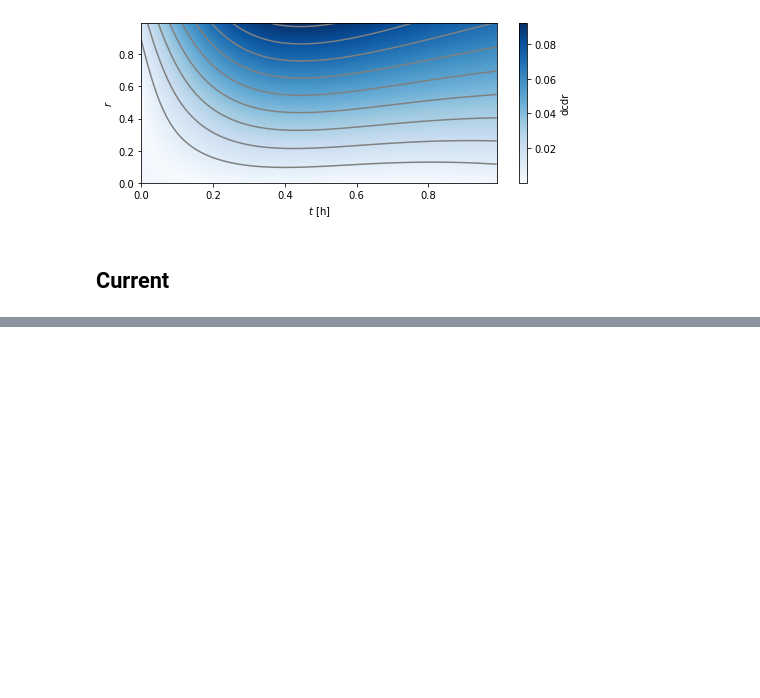
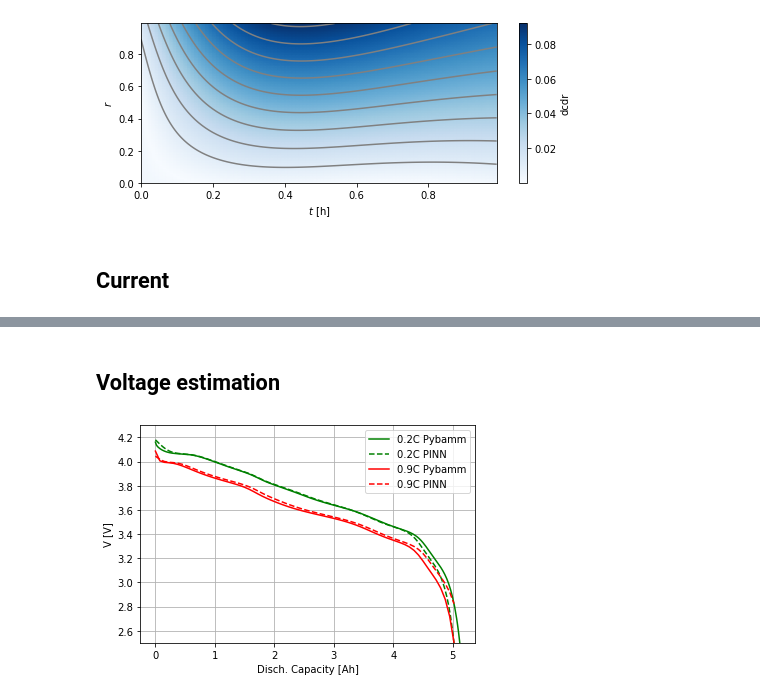
Before and after one commit to JosuYeregui/PINN-DeepONet, a Jupyter notebook: evaluation.ipynb, the cells around one changed output, grey strips where cells are left out. Saved outputs shown, nothing was run; the diff lists cells and outputs as text; code cells hidden in the pictures; blank space fills up the shorter version.

```diff
--- a/evaluation.ipynb
+++ b/evaluation.ipynb
@@ -226,0 +265,2 @@ plt.show()
+# %% [markdown]
+## Voltage estimation
@@ -226,0 +279,55 @@ plt.show()
+# %%
+def v_comp(I, c_p, c_n):
+    OCV = parameters["E_p"](c_p) - parameters["E_n"](c_n)
+
+    RT_F = parameters["R"]*parameters["T"]/ parameters["F"]
+    j_p = - I / (parameters["L_p"] * parameters["as_p"] * parameters["A"])
+    j_n = I / (parameters["L_n"] * parameters["as_n"] * parameters["A"])
+
+    m_ref_p = 3.42e-6
+    m_ref_n = 6.48e-7
+
+    j0_p = m_ref_p * 31.62 * parameters["c_p_max"] * torch.sqrt(c_p) * torch.sqrt(1 - c_p)
+    j0_n = m_ref_n * 31.62 * parameters["c_n_max"] * torch.sqrt(c_n) * torch.sqrt(1 - c_n)
+
+    eta_p = 2 * RT_F * torch.arcsinh(j_p / (2 * j0_p))
+    eta_n = 2 * RT_F * torch.arcsinh(j_n / (2 * j0_n))
+
+    return OCV + eta_p - eta_n
+# %%
+plt.figure()
+plt.grid("on")
+
+for k, c in zip([0.2, 0.9], ["g", "r"]):
+
+    experiment = pybamm.Experiment(["Discharge at "+ str(k) +"C for 100000 seconds or until 2.5 V"])
+    sim = pybamm.Simulation(PBM_model, experiment=experiment, parameter_values=param)
+    solution = sim.solve(initial_soc=1)
+
+    t = solution["Time [s]"].entries
+
+    V = solution["Terminal voltage [V]"].entries
+    OCP_n = solution["Negative electrode open circuit potential [V]"].entries[0,:]
+    OCP_p = solution["Positive electrode open circuit potential [V]"].entries[0,:]
+    # V = OCP_p-OCP_n
+
+    plt.plot(t / 3600. * k * parameters["I_typ"], V, c+"-",label=str(k)+"C Pybamm")
+
+    bcs_sample_t = torch.Tensor(t / 3600. * k)
+    bcs_sample_r = torch.ones_like(bcs_sample_t)
+    bcs_sample_I = torch.ones_like(bcs_sample_t) * k
+    bcs_sample = torch.stack([bcs_sample_t, bcs_sample_r, bcs_sample_I]).t()
+    c_p = PINN_pos(bcs_sample)
+    c_n = PINN_neg(bcs_sample)
+
+    V_pinn = v_comp(parameters["I_typ"]*k, c_p, c_n)
+
+    plt.plot(bcs_sample_t.detach().numpy()* parameters["I_typ"], V_pinn.detach().numpy(), c+"--", label=str(k)+"C PINN")
+
+plt.ylim([2.5, 4.3])
+plt.legend()
+plt.xlabel("Disch. Capacity [Ah]")
+plt.ylabel("V [V]")
+plt.show()
+# %% [output]
+[figure, added]
```
Also changed, not shown: parts of 5 cells of this notebook, 3 other files.
